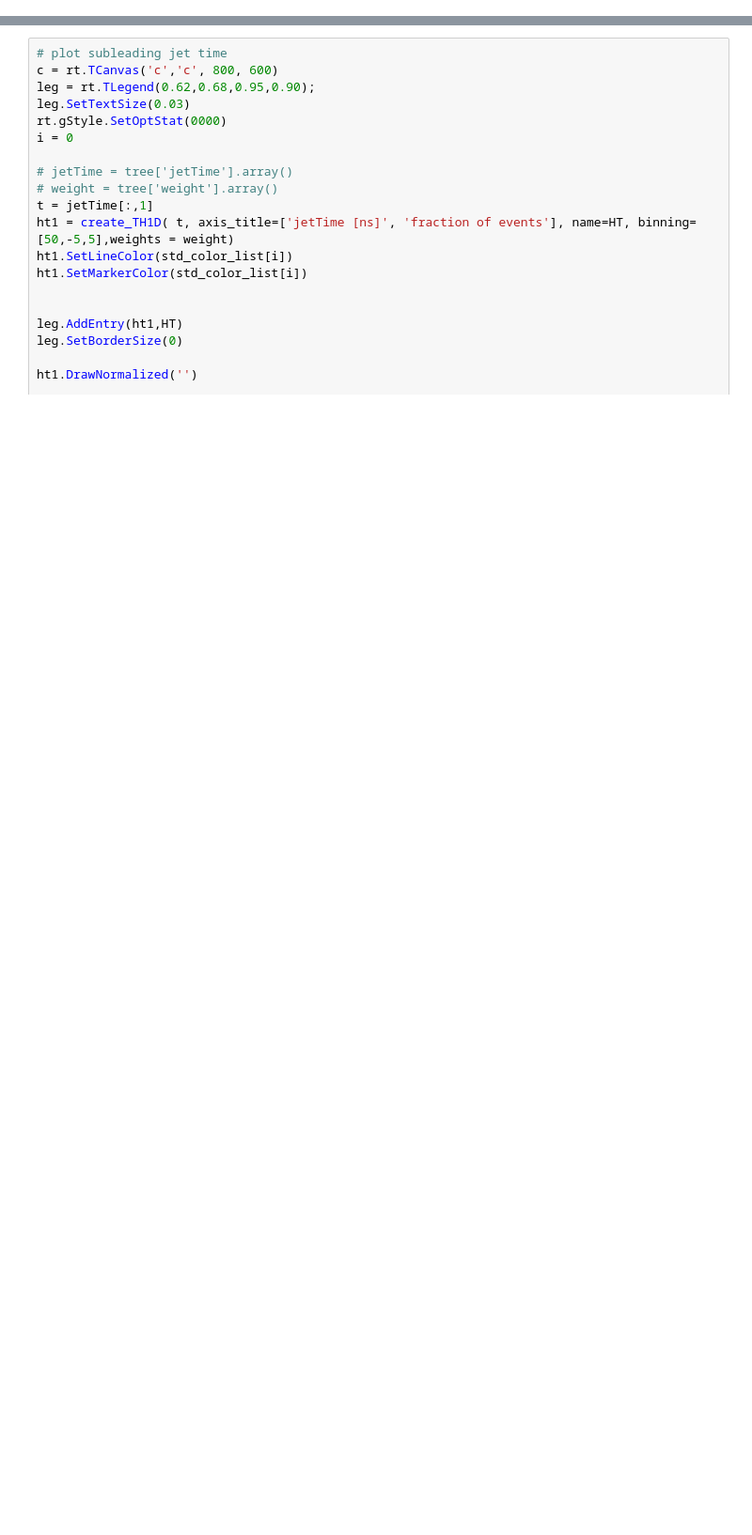
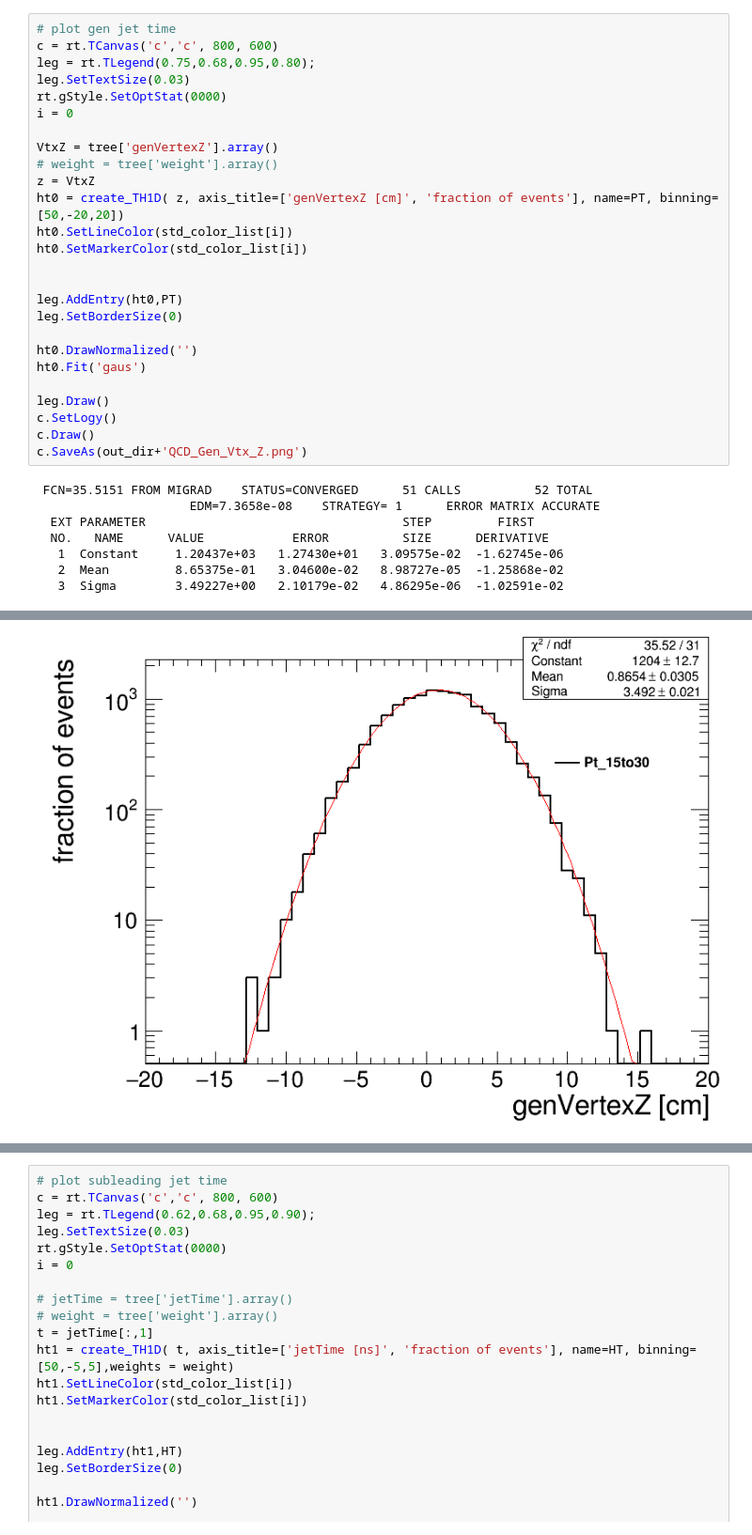
Before and after one commit to cms-lpc-llp/delayed_jet_analyzer, a Jupyter notebook: plot_scripts/event_selection/QCD_Inclusive_timing_study_193psBS_ETL.ipynb, the cells around one changed output, grey strips where cells are left out. Shown at 94% size. Drawn from its saved outputs; the diff is of its cells as text; blank space fills up the shorter version.

```diff
--- a/plot_scripts/event_selection/QCD_Inclusive_timing_study.ipynb
+++ b/plot_scripts/event_selection/QCD_Inclusive_timing_study_193psBS_ETL.ipynb
@@ -100,0 +168,34 @@ Info in <TCanvas::Print>: pdf file /nfshome/jmao/cms-llp/plots/20190506/JetTime_
+# %%
+# plot gen jet time
+c = rt.TCanvas('c','c', 800, 600)
+leg = rt.TLegend(0.75,0.68,0.95,0.80);
+leg.SetTextSize(0.03)
+rt.gStyle.SetOptStat(0000)
+i = 0
+
+VtxZ = tree['genVertexZ'].array()
+# weight = tree['weight'].array()
+z = VtxZ
+ht0 = create_TH1D( z, axis_title=['genVertexZ [cm]', 'fraction of events'], name=PT, binning=[50,-20,20])
+ht0.SetLineColor(std_color_list[i])
+ht0.SetMarkerColor(std_color_list[i])
+
+
+leg.AddEntry(ht0,PT)
+leg.SetBorderSize(0)
+
+ht0.DrawNormalized('')
+ht0.Fit('gaus')
+
+leg.Draw()
+c.SetLogy()
+c.Draw()
+c.SaveAs(out_dir+'QCD_Gen_Vtx_Z.png')
+# %% [output]
+ FCN=35.5151 FROM MIGRAD    STATUS=CONVERGED      51 CALLS          52 TOTAL
+                     EDM=7.3658e-08    STRATEGY= 1      ERROR MATRIX ACCURATE
+  EXT PARAMETER                                   STEP         FIRST
+  NO.   NAME      VALUE            ERROR          SIZE      DERIVATIVE
+   1  Constant     1.20437e+03   1.27430e+01   3.09575e-02  -1.62745e-06
+   2  Mean         8.65375e-01   3.04600e-02   8.98727e-05  -1.25868e-02
+   3  Sigma        3.49227e+00   2.10179e-02   4.86295e-06  -1.02591e-02
@@ -100,0 +205 @@ Info in <TCanvas::Print>: pdf file /nfshome/jmao/cms-llp/plots/20190506/JetTime_
+[figure, added]
```
Also changed, not shown: parts of 42 cells of this notebook, 1 other file.
